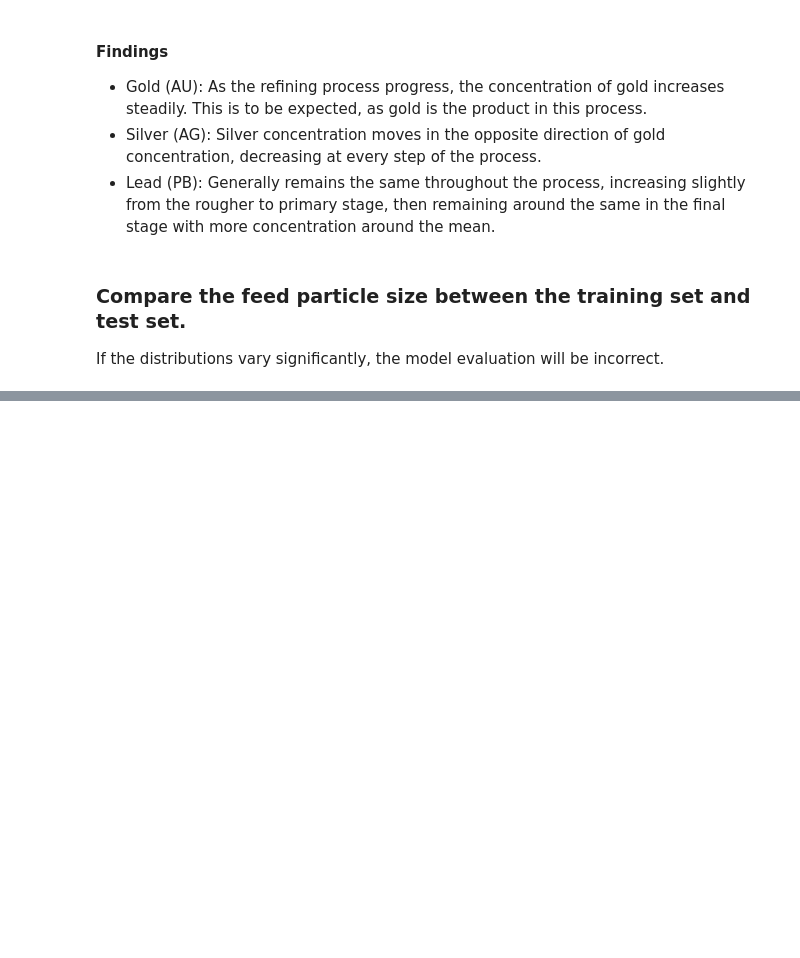
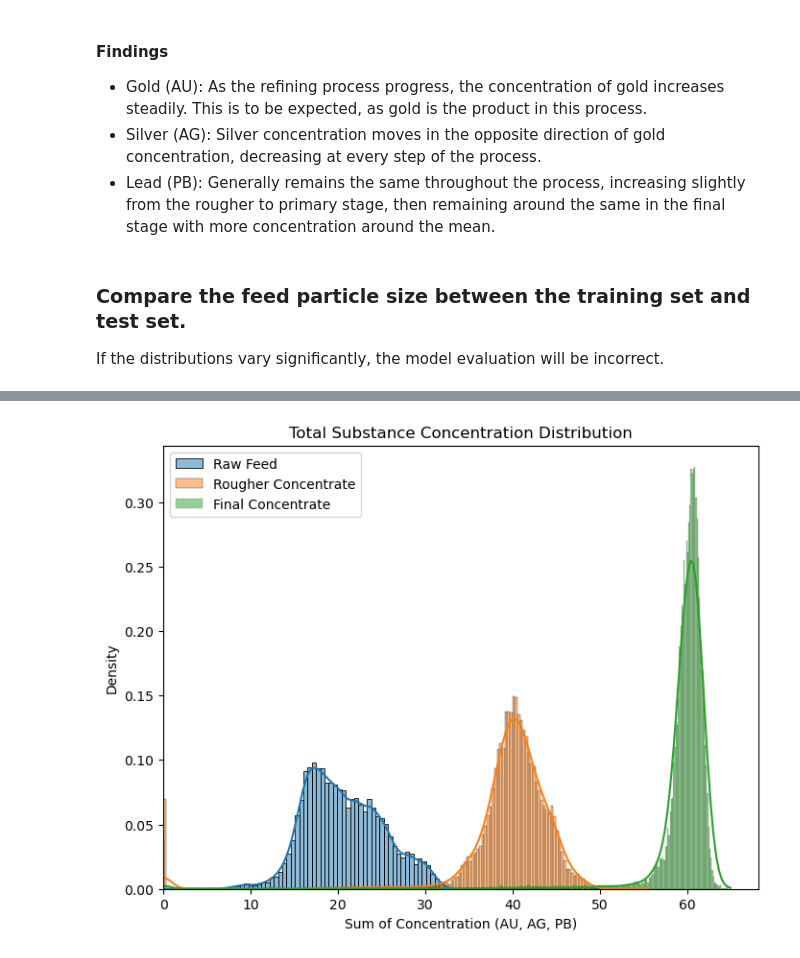
Before and after one commit to IMMontoya/Machine-Learning-Model-for-Efficiency-in-Gold-Mining, a Jupyter notebook: notebook.ipynb, the cells around one changed output, grey strips where cells are left out. Drawn from its saved outputs; the diff is of its cells as text; code cells hidden in the pictures; blank space fills up the shorter version.

```diff
--- a/notebook.ipynb
+++ b/notebook.ipynb
@@ -404,0 +414,29 @@ plt.show()  # Display the plot
+# %%
+def plot_total_concentration():
+    # Define Raw feed columns
+    raw_feed_conc_cols = [col for metal in metals for col in data_full.columns if 'feed' in col and 'input' in col and metal in col]
+    # Define rougher concentrate columns
+    rougher_conc_cols = [col for metal in metals for col in data_full.columns if 'concentrate' in col and 'rougher' in col and metal in col and 'calculation' not in col]
+    # Define final concentrate columns
+    final_conc_cols = [col for metal in metals for col in data_full.columns if 'concentrate' in col and 'final' in col and metal in col]
+
+    # Add the columns for total concentration
+    raw_feed_total_conc = data_full[raw_feed_conc_cols].sum(axis=1)
+    rougher_total_conc = data_full[rougher_conc_cols].sum(axis=1)
+    final_total_conc = data_full[final_conc_cols].sum(axis=1)
+
+    # Plot the total concentration columns
+    fig = plt.figure(figsize=(8, 6))
+    sns.histplot(raw_feed_total_conc, kde=True, stat="density", label='Raw Feed')
+    sns.histplot(rougher_total_conc, kde=True, stat="density", label='Rougher Concentrate')
+    sns.histplot(final_total_conc, kde=True, stat="density", label='Final Concentrate')
+    plt.title('Total Substance Concentration Distribution')
+    plt.legend()
+    plt.xlabel('Sum of Concentration (AU, AG, PB)')
+    plt.xlim(0, None)
+
+    return fig
+# %%
+fig = plot_total_concentration()
+# %% [output]
+[figure, added]
```
Also changed, not shown: parts of 11 cells of this notebook.
